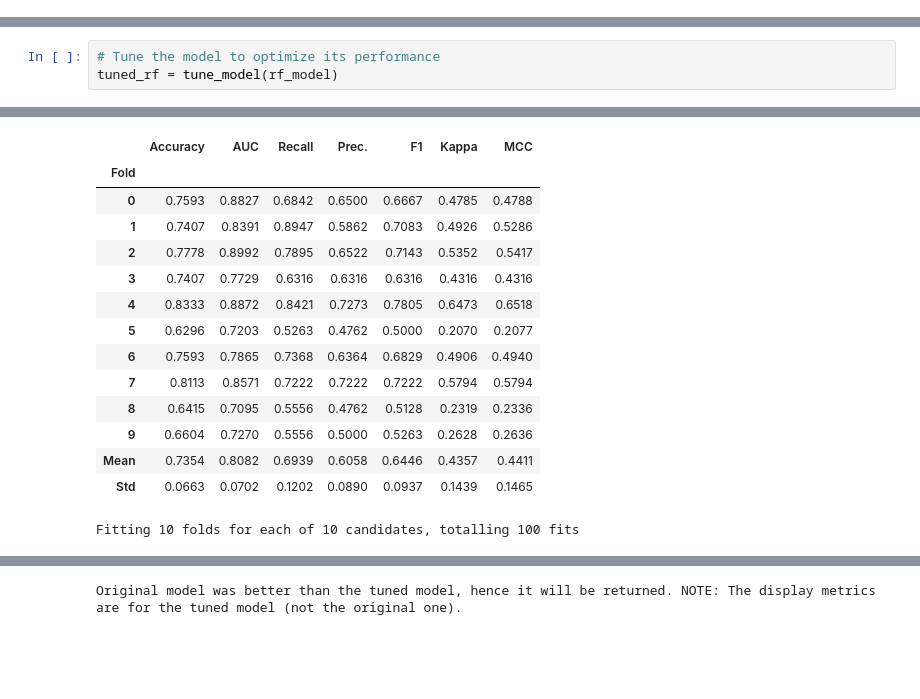
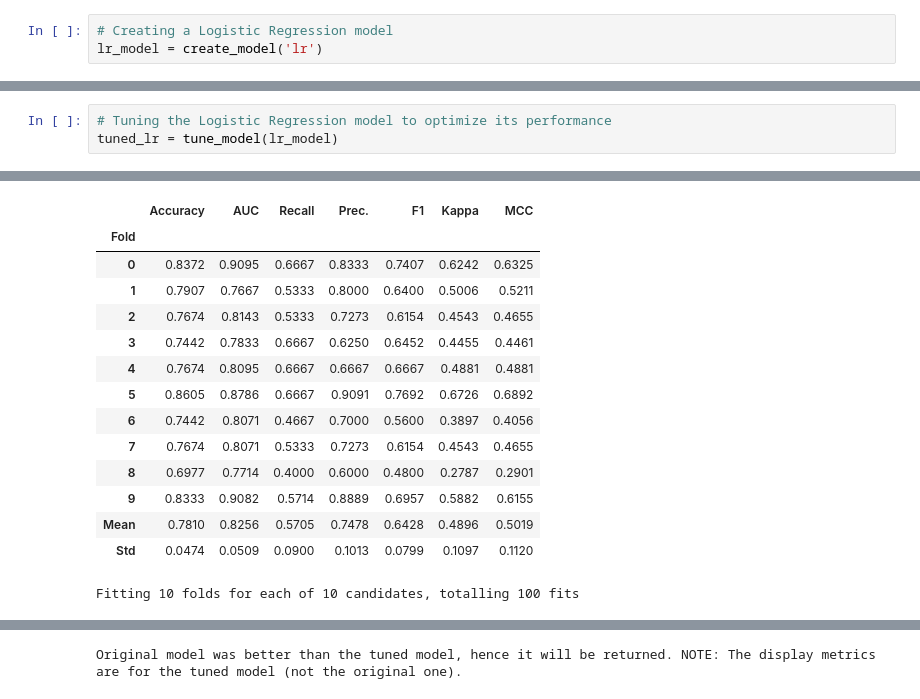
Before and after one commit to AtharvaJadhav/DataMiningAssignments-pycaret, a Jupyter notebook: pycaret_AtharvaJadhav.ipynb, the cells around one changed output, grey strips where cells are left out. Saved outputs shown, nothing was run; the diff lists cells and outputs as text; blank space fills up the shorter version.

```diff
--- a/pycaret_AtharvaJadhav.ipynb
+++ b/pycaret_AtharvaJadhav.ipynb
@@ -105,0 +99,3 @@ rf_model = create_model('rf')
+# %%
+# Creating a Logistic Regression model
+lr_model = create_model('lr')
@@ -106,22 +119,22 @@ rf_model = create_model('rf')
 # %%
-# Tune the model to optimize its performance
-tuned_rf = tune_model(rf_model)
+# Tuning the Logistic Regression model to optimize its performance
+tuned_lr = tune_model(lr_model)
 # %% [output]
 [interactive output not drawn]
 |  | Accuracy | AUC | Recall | Prec. | F1 | Kappa | MCC |
 | Fold |  |  |  |  |  |  |  |
-| 0 | 0.7593 | 0.8827 | 0.6842 | 0.6500 | 0.6667 | 0.4785 | 0.4788 |
-| 1 | 0.7407 | 0.8391 | 0.8947 | 0.5862 | 0.7083 | 0.4926 | 0.5286 |
-| 2 | 0.7778 | 0.8992 | 0.7895 | 0.6522 | 0.7143 | 0.5352 | 0.5417 |
-| 3 | 0.7407 | 0.7729 | 0.6316 | 0.6316 | 0.6316 | 0.4316 | 0.4316 |
-| 4 | 0.8333 | 0.8872 | 0.8421 | 0.7273 | 0.7805 | 0.6473 | 0.6518 |
-| 5 | 0.6296 | 0.7203 | 0.5263 | 0.4762 | 0.5000 | 0.2070 | 0.2077 |
-| 6 | 0.7593 | 0.7865 | 0.7368 | 0.6364 | 0.6829 | 0.4906 | 0.4940 |
-| 7 | 0.8113 | 0.8571 | 0.7222 | 0.7222 | 0.7222 | 0.5794 | 0.5794 |
-| 8 | 0.6415 | 0.7095 | 0.5556 | 0.4762 | 0.5128 | 0.2319 | 0.2336 |
-| 9 | 0.6604 | 0.7270 | 0.5556 | 0.5000 | 0.5263 | 0.2628 | 0.2636 |
-| Mean | 0.7354 | 0.8082 | 0.6939 | 0.6058 | 0.6446 | 0.4357 | 0.4411 |
-| Std | 0.0663 | 0.0702 | 0.1202 | 0.0890 | 0.0937 | 0.1439 | 0.1465 |
+| 0 | 0.8372 | 0.9095 | 0.6667 | 0.8333 | 0.7407 | 0.6242 | 0.6325 |
+| 1 | 0.7907 | 0.7667 | 0.5333 | 0.8000 | 0.6400 | 0.5006 | 0.5211 |
+| 2 | 0.7674 | 0.8143 | 0.5333 | 0.7273 | 0.6154 | 0.4543 | 0.4655 |
+| 3 | 0.7442 | 0.7833 | 0.6667 | 0.6250 | 0.6452 | 0.4455 | 0.4461 |
+| 4 | 0.7674 | 0.8095 | 0.6667 | 0.6667 | 0.6667 | 0.4881 | 0.4881 |
+| 5 | 0.8605 | 0.8786 | 0.6667 | 0.9091 | 0.7692 | 0.6726 | 0.6892 |
+| 6 | 0.7442 | 0.8071 | 0.4667 | 0.7000 | 0.5600 | 0.3897 | 0.4056 |
+| 7 | 0.7674 | 0.8071 | 0.5333 | 0.7273 | 0.6154 | 0.4543 | 0.4655 |
+| 8 | 0.6977 | 0.7714 | 0.4000 | 0.6000 | 0.4800 | 0.2787 | 0.2901 |
+| 9 | 0.8333 | 0.9082 | 0.5714 | 0.8889 | 0.6957 | 0.5882 | 0.6155 |
+| Mean | 0.7810 | 0.8256 | 0.5705 | 0.7478 | 0.6428 | 0.4896 | 0.5019 |
+| Std | 0.0474 | 0.0509 | 0.0900 | 0.1013 | 0.0799 | 0.1097 | 0.1120 |
 Fitting 10 folds for each of 10 candidates, totalling 100 fits
 [interactive output not drawn]
 Original model was better than the tuned model, hence it will be returned. NOTE: The display metrics are for the tuned model (not the original one).
```
Also changed, not shown: parts of 24 cells of this notebook.
